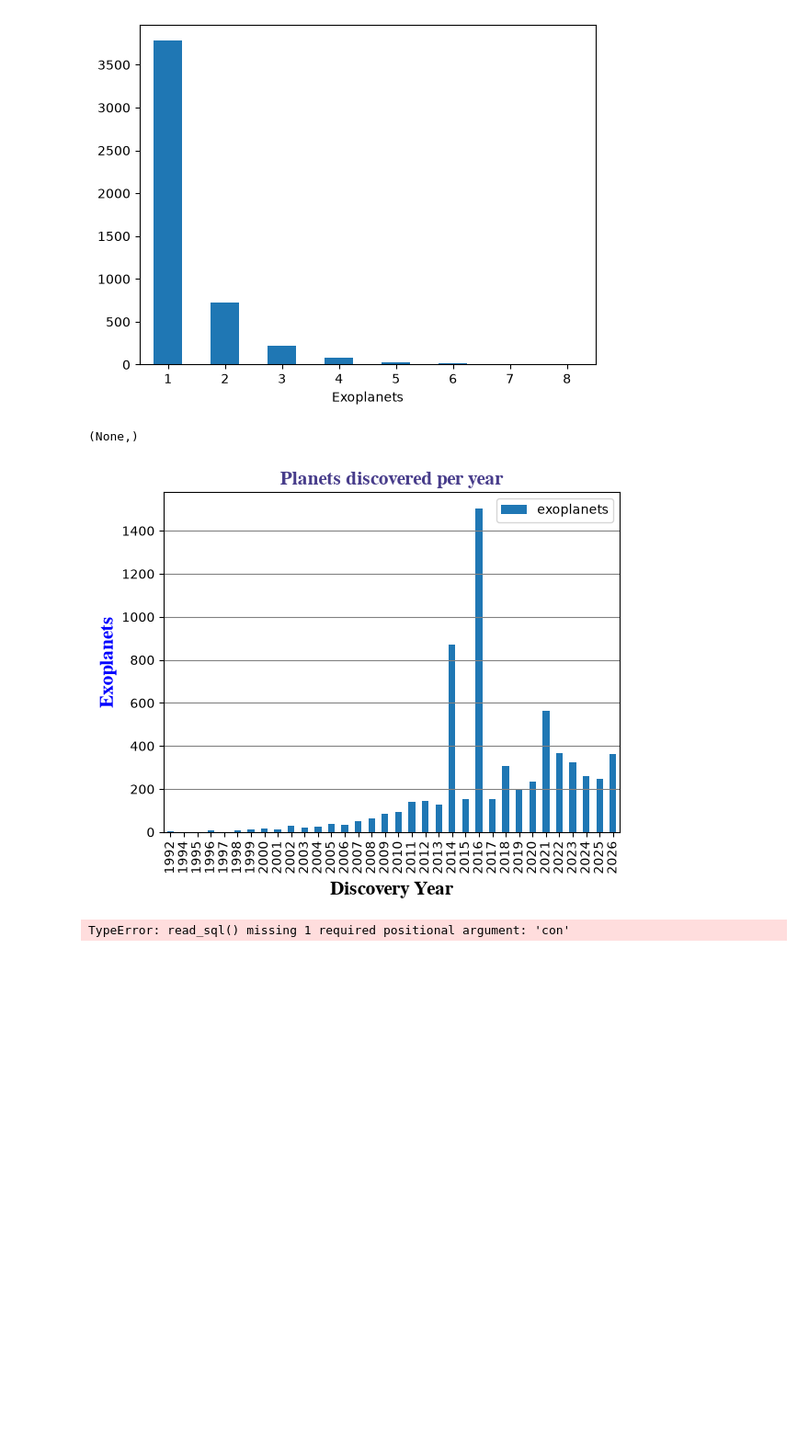
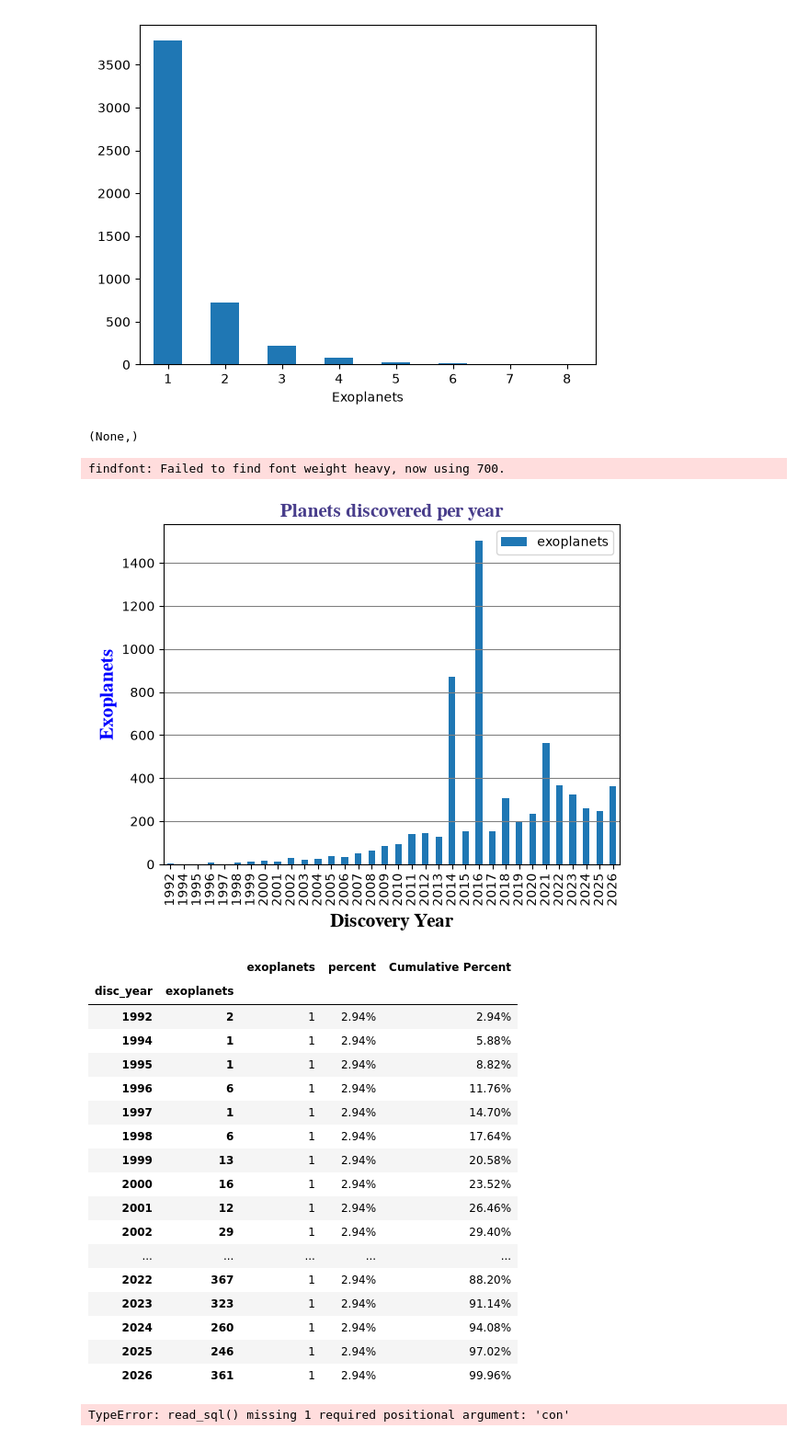
Before and after one commit to alexandervp1/aequo-finance, a Jupyter notebook: data/astronomical_analysis.ipynb, the cells around one changed output. Shown at 92% size. Cells and saved outputs as stored; diff of their text form; code cells hidden in the pictures; blank space fills up the shorter version.

```diff
--- a/data/astronomical_analysis.ipynb
+++ b/data/astronomical_analysis.ipynb
@@ -160,14 +162,53 @@ plt.title('Planets discovered per year', fontsize=15, family='FreeSerif', fontwe
 plt.xlabel('Discovery Year', fontsize=15, family='FreeSerif', fontweight='heavy',
            color='black')
 
-plt.ylabel('Exoplanets', fontsize=15, family='FreeSerif', fontweight='extra bold',
+plt.ylabel('Exoplanets', fontsize=15, family='FreeSerif', fontweight='heavy',
            color='b')
 
 plt.grid(axis='y',
          color='gray'),
 # %% [output]
 (None,)
+findfont: Failed to find font weight heavy, now using 700.
 [figure]
+# %%
+#Dataframe for Planets discovered per year Chart
+
+counts_chart2 = pl_disc_per_year.value_counts().sort_index()
+
+summary_pl_disc_per_year = pd.DataFrame({
+    'exoplanets': counts_chart2,
+    'percent': (counts_chart2 / counts_chart2.sum() * 100).round(2)
+
+})
+
+summary_pl_disc_per_year.index.name = 'Exoplanets'
+summary_pl_disc_per_year['Cumulative Percent'] = summary_pl_disc_per_year['percent'].cumsum().round(2)
+
+#Column Customization
+summary_pl_disc_per_year.style.format({
+    'percent': '{:.2f}%',
+    'Cumulative Percent': '{:.2f}%'
+})
+# %% [output]
+|  |  | exoplanets | percent | Cumulative Percent |
+| disc_year | exoplanets |  |  |  |
+| 1992 | 2 | 1 | 2.94% | 2.94% |
+| 1994 | 1 | 1 | 2.94% | 5.88% |
+| 1995 | 1 | 1 | 2.94% | 8.82% |
+| 1996 | 6 | 1 | 2.94% | 11.76% |
+| 1997 | 1 | 1 | 2.94% | 14.70% |
+| 1998 | 6 | 1 | 2.94% | 17.64% |
+| 1999 | 13 | 1 | 2.94% | 20.58% |
+| 2000 | 16 | 1 | 2.94% | 23.52% |
+| 2001 | 12 | 1 | 2.94% | 26.46% |
+| 2002 | 29 | 1 | 2.94% | 29.40% |
+| ... | ... | ... | ... | ... |
+| 2022 | 367 | 1 | 2.94% | 88.20% |
+| 2023 | 323 | 1 | 2.94% | 91.14% |
+| 2024 | 260 | 1 | 2.94% | 94.08% |
+| 2025 | 246 | 1 | 2.94% | 97.02% |
+| 2026 | 361 | 1 | 2.94% | 99.96% |
 # %%
 #Planets similar to Earth
 
```
Also changed, not shown: parts of 11 cells of this notebook.
